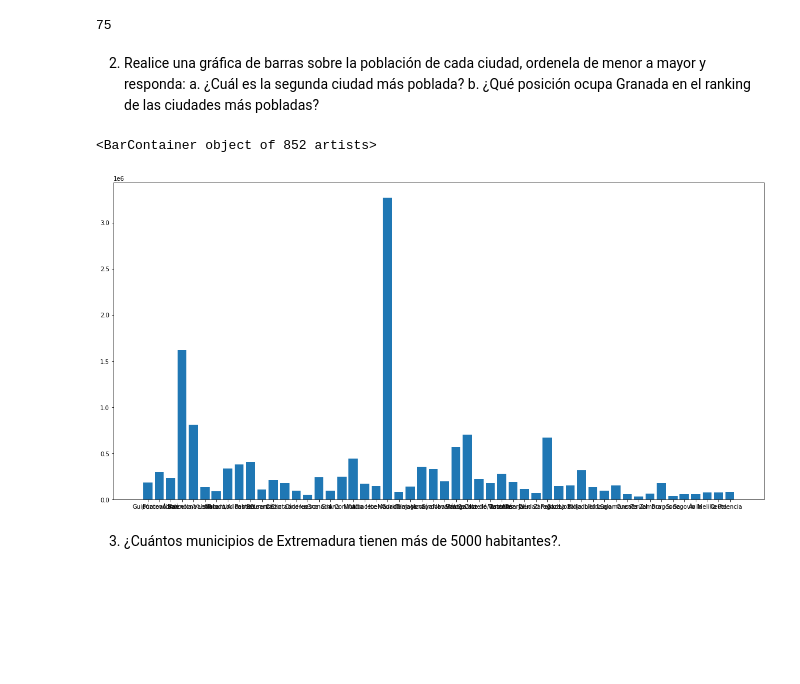
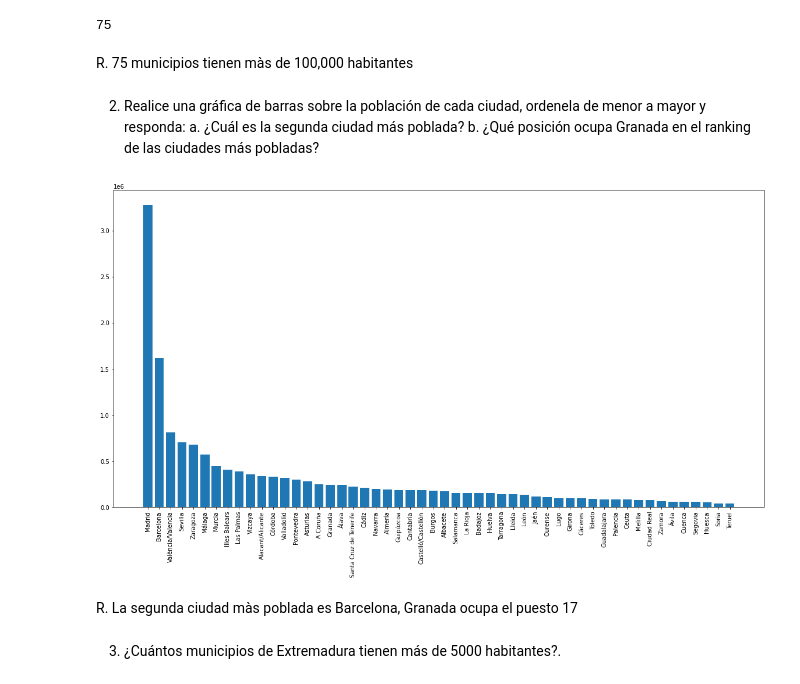
Before and after one commit to renatocoronado/laboratorio3, a Jupyter notebook: laboratorio_3.ipynb, the cells around one changed output. Saved outputs shown, nothing was run; the diff lists cells and outputs as text; code cells hidden in the pictures; blank space fills up the shorter version.

```diff
--- a/laboratorio_3.ipynb
+++ b/laboratorio_3.ipynb
@@ -140,6 +141,8 @@ data_1 = data.groupby("Municipio").sum("Poblacion")
 data_1[data_1["Poblacion"]>100000].count()["FID"]
 # %% [output]
 75
+# %% [markdown]
+R. 75 municipios tienen màs de 100,000 habitantes
 # %% [markdown]
 2) Realice una gráfica de barras sobre la población de cada
 ciudad, ordenela de menor a mayor y responda:
@@ -147,13 +150,16 @@ a. ¿Cuál es la segunda ciudad más poblada?
 b. ¿Qué posición ocupa Granada en el ranking de
 las ciudades más pobladas?
 # %%
-data_2 = data.sort_values("Poblacion")
+data_2 = data.sort_values("Poblacion", ascending=False)
 # %%
 plt.figure(figsize=(20,10))
 plt.bar(data_2["Provincia"], data_2["Poblacion"])
+plt.xticks(rotation=90)
+plt.show()
 # %% [output]
-<BarContainer object of 852 artists>
-[figure, old version]
+[figure, new version]
+# %% [markdown]
+R. La segunda ciudad màs poblada es Barcelona, Granada ocupa el puesto 17
 # %% [markdown]
 3) ¿Cuántos municipios de Extremadura tienen más de 5000
 habitantes?.
```
Also changed, not shown: parts of 16 cells of this notebook.
